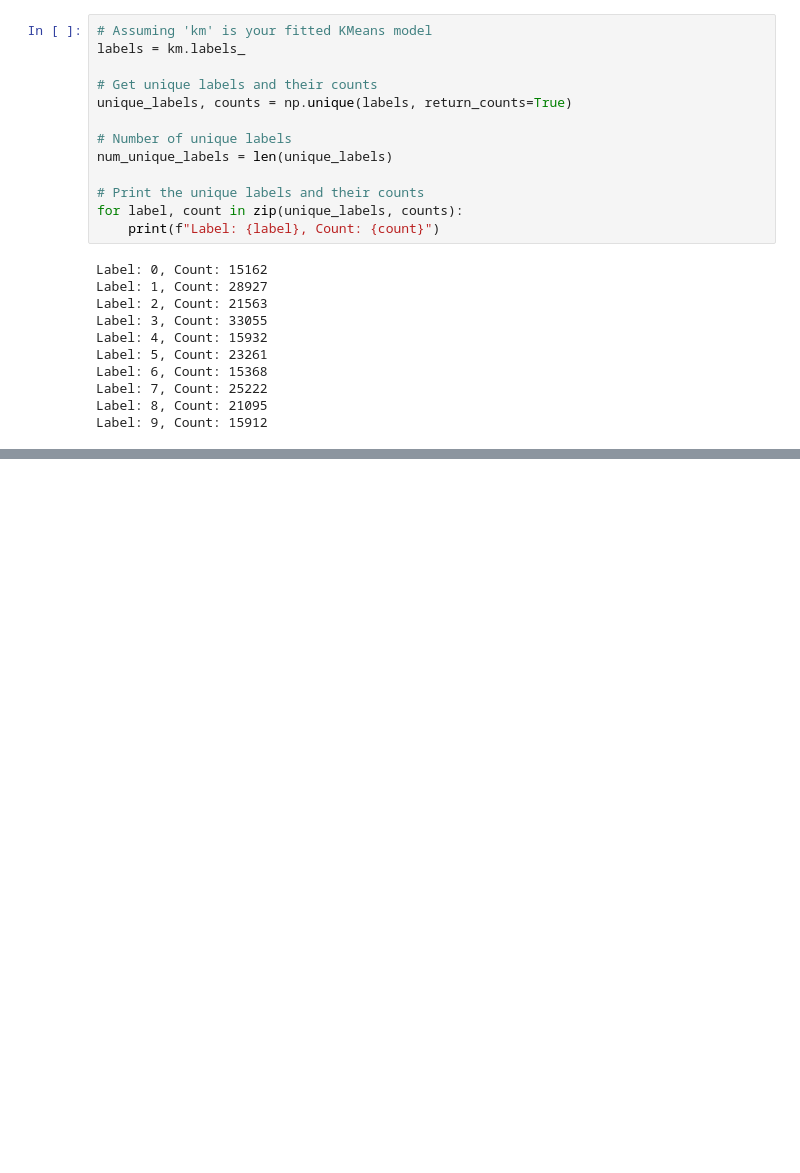
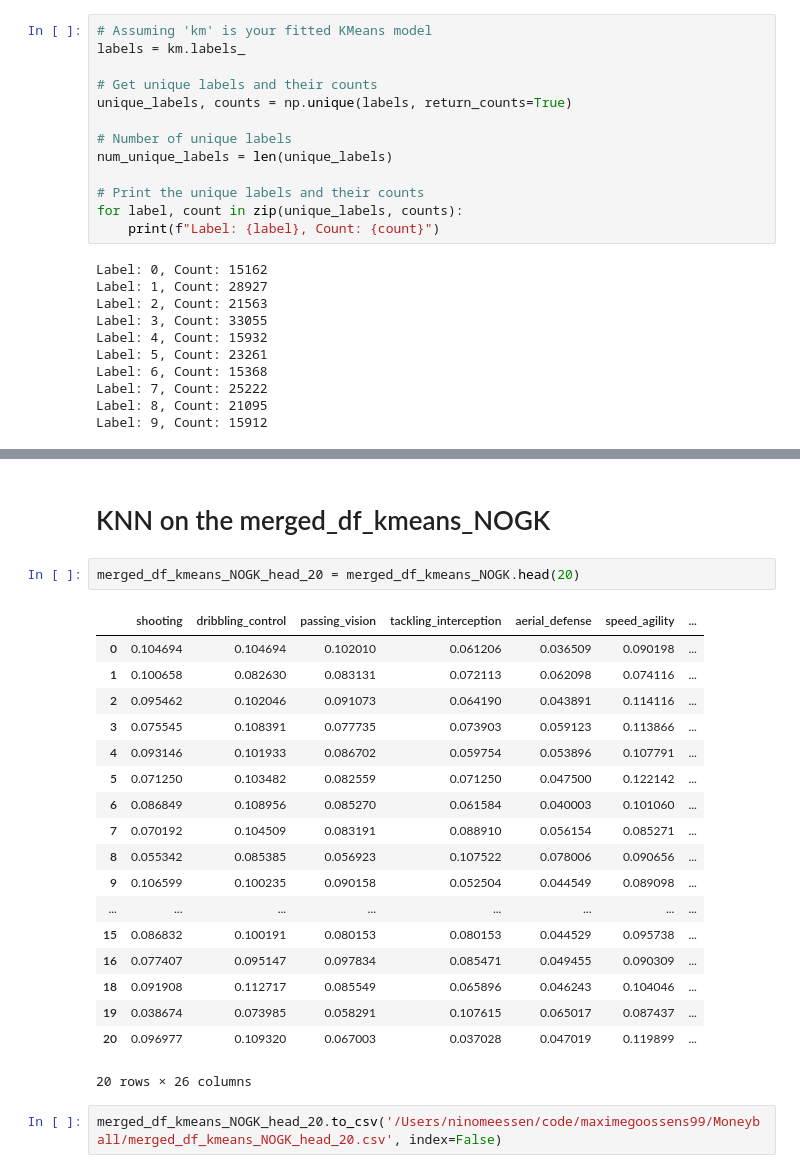
Before and after one commit to maximegoossens99/Moneyball, a Jupyter notebook: notebooks/Custom scaling & K-means + Position.ipynb, the cells around one changed output, grey strips where cells are left out. Saved outputs shown, nothing was run; the diff lists cells and outputs as text; blank space fills up the shorter version.

Commit message:
KNN on the merged dataframe without the goalkeepers

```diff
--- a/notebooks/Custom scaling & K-means + Position.ipynb
+++ b/notebooks/Custom scaling & K-means + Position.ipynb
@@ -1167,0 +1170,25 @@ plt.show()
+# %% [markdown]
+# KNN on the merged_df_kmeans_NOGK
+# %%
+merged_df_kmeans_NOGK_head_20 = merged_df_kmeans_NOGK.head(20)
+# %% [output]
+|  | shooting | dribbling_control | passing_vision | tackling_interception | aerial_defense | speed_agility | ... |
+| 0 | 0.104694 | 0.104694 | 0.102010 | 0.061206 | 0.036509 | 0.090198 | ... |
+| 1 | 0.100658 | 0.082630 | 0.083131 | 0.072113 | 0.062098 | 0.074116 | ... |
+| 2 | 0.095462 | 0.102046 | 0.091073 | 0.064190 | 0.043891 | 0.114116 | ... |
+| 3 | 0.075545 | 0.108391 | 0.077735 | 0.073903 | 0.059123 | 0.113866 | ... |
+| 4 | 0.093146 | 0.101933 | 0.086702 | 0.059754 | 0.053896 | 0.107791 | ... |
+| 5 | 0.071250 | 0.103482 | 0.082559 | 0.071250 | 0.047500 | 0.122142 | ... |
+| 6 | 0.086849 | 0.108956 | 0.085270 | 0.061584 | 0.040003 | 0.101060 | ... |
+| 7 | 0.070192 | 0.104509 | 0.083191 | 0.088910 | 0.056154 | 0.085271 | ... |
+| 8 | 0.055342 | 0.085385 | 0.056923 | 0.107522 | 0.078006 | 0.090656 | ... |
+| 9 | 0.106599 | 0.100235 | 0.090158 | 0.052504 | 0.044549 | 0.089098 | ... |
+| ... | ... | ... | ... | ... | ... | ... | ... |
+| 15 | 0.086832 | 0.100191 | 0.080153 | 0.080153 | 0.044529 | 0.095738 | ... |
+| 16 | 0.077407 | 0.095147 | 0.097834 | 0.085471 | 0.049455 | 0.090309 | ... |
+| 18 | 0.091908 | 0.112717 | 0.085549 | 0.065896 | 0.046243 | 0.104046 | ... |
+| 19 | 0.038674 | 0.073985 | 0.058291 | 0.107615 | 0.065017 | 0.087437 | ... |
+| 20 | 0.096977 | 0.109320 | 0.067003 | 0.037028 | 0.047019 | 0.119899 | ... |
+20 rows × 26 columns
+# %%
+merged_df_kmeans_NOGK_head_20.to_csv('/Users/ninomeessen/code/maximegoossens99/Moneyball/merged_df_kmeans_NOGK_head_20.csv', index=False)
```
Also changed, not shown: parts of 65 cells of this notebook.
